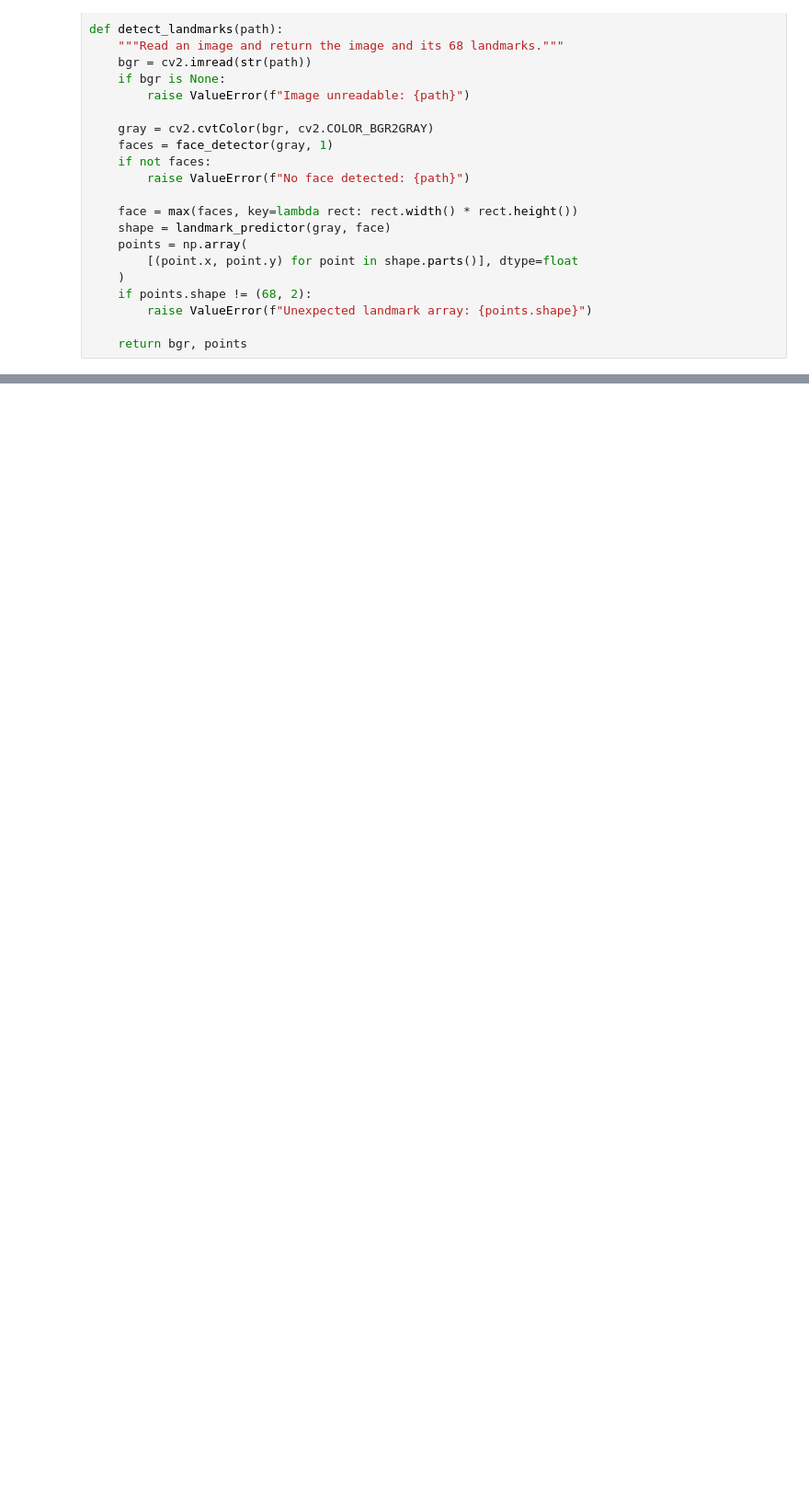
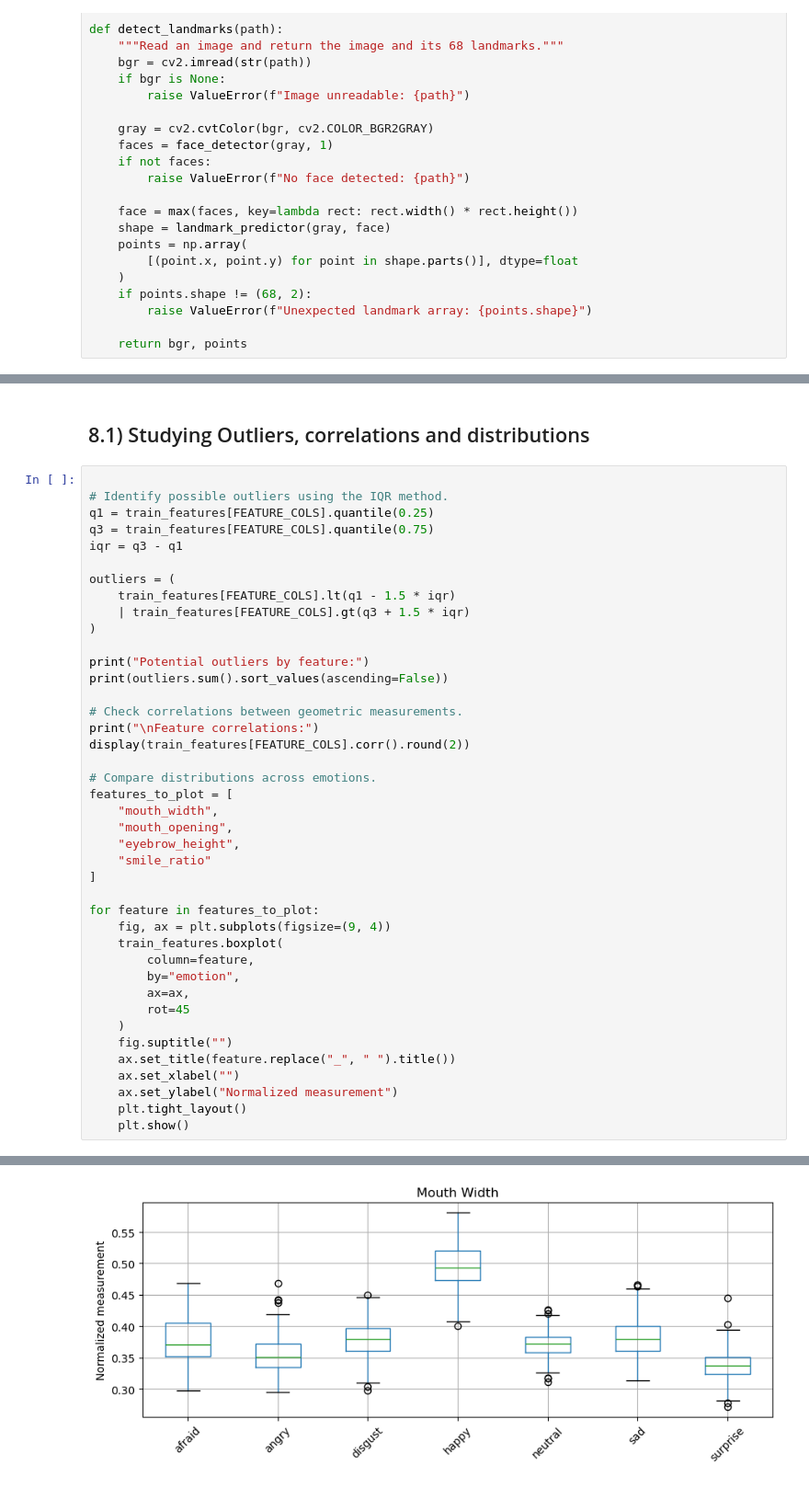
Before and after one commit to thesuacar/ml-emotionalrecognition, a Jupyter notebook: notebooks/phase5_fuzzy_kdef.ipynb, the cells around one changed output, grey strips where cells are left out. Shown at 92% size. Saved outputs shown, nothing was run; the diff lists cells and outputs as text; blank space fills up the shorter version.

Commit message:
study feature outliers and correlations

```diff
--- a/notebooks/phase5_fuzzy_kdef.ipynb
+++ b/notebooks/phase5_fuzzy_kdef.ipynb
@@ -396,0 +357,44 @@ Summarize the chosen geometric features, the fuzzy training method, test perform
+# %% [markdown]
+## 8.1) Studying Outliers, correlations and distributions
+# %%
+
+# Identify possible outliers using the IQR method.
+q1 = train_features[FEATURE_COLS].quantile(0.25)
+q3 = train_features[FEATURE_COLS].quantile(0.75)
+iqr = q3 - q1
+
+outliers = (
+    train_features[FEATURE_COLS].lt(q1 - 1.5 * iqr)
+    | train_features[FEATURE_COLS].gt(q3 + 1.5 * iqr)
+)
+
+print("Potential outliers by feature:")
+print(outliers.sum().sort_values(ascending=False))
+
+# Check correlations between geometric measurements.
+print("\nFeature correlations:")
+display(train_features[FEATURE_COLS].corr().round(2))
+
+# Compare distributions across emotions.
+features_to_plot = [
+    "mouth_width",
+    "mouth_opening",
+    "eyebrow_height",
+    "smile_ratio"
+]
+
+for feature in features_to_plot:
+    fig, ax = plt.subplots(figsize=(9, 4))
+    train_features.boxplot(
+        column=feature,
+        by="emotion",
+        ax=ax,
+        rot=45
+    )
+    fig.suptitle("")
+    ax.set_title(feature.replace("_", " ").title())
+    ax.set_xlabel("")
+    ax.set_ylabel("Normalized measurement")
+    plt.tight_layout()
+    plt.show()
+# %% [output]
@@ -396,0 +420 @@ Summarize the chosen geometric features, the fuzzy training method, test perform
+[figure, added]
```
Also changed, not shown: parts of 62 cells of this notebook.
